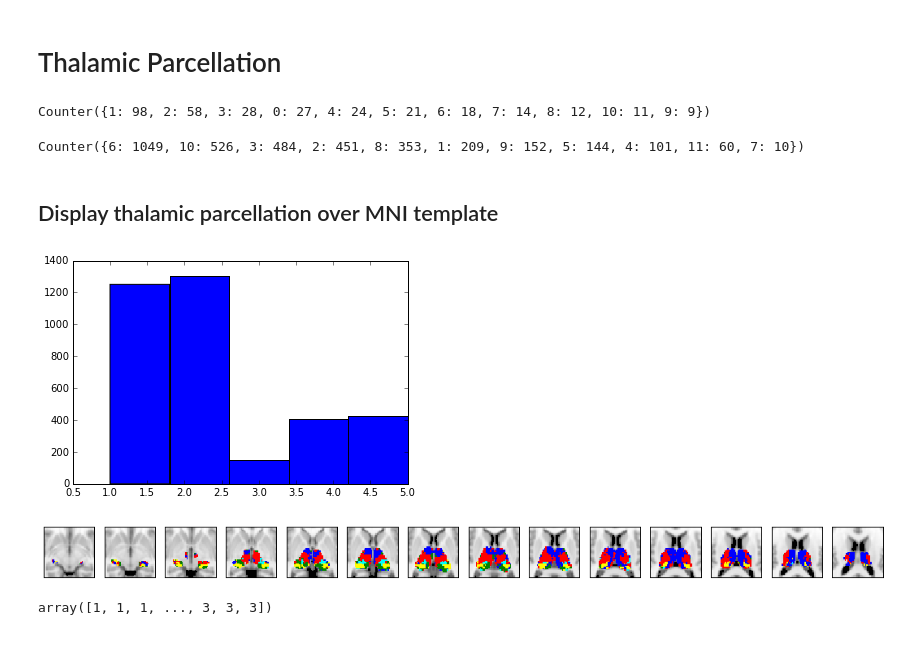
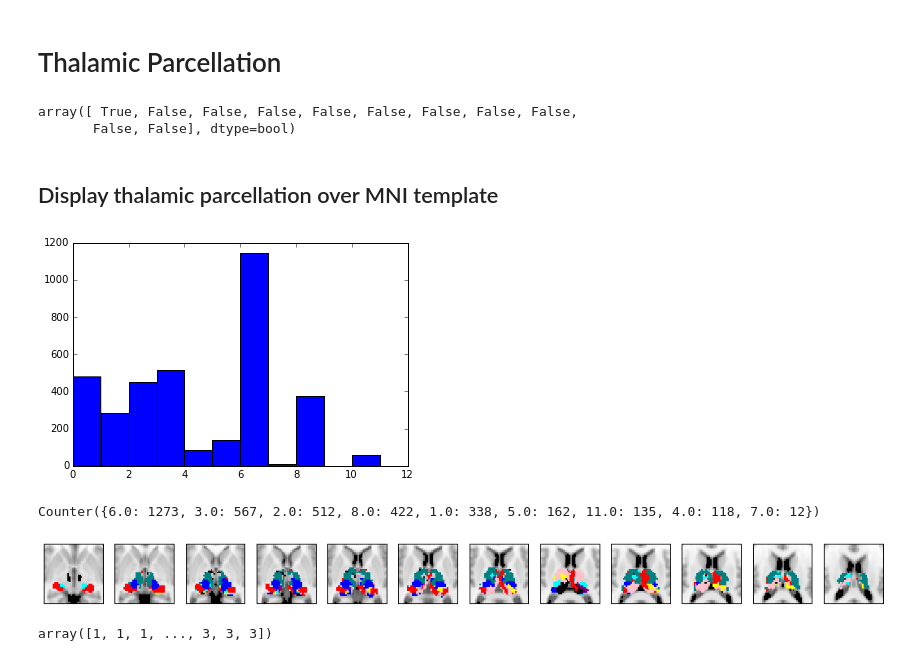
Before and after one commit to kaihwang/FuncParcel, a Jupyter notebook: Visualize Parcellation.ipynb, the cells around one changed output. Drawn from its saved outputs; the diff is of its cells as text; code cells hidden in the pictures.

```diff
--- a/Visualize Parcellation.ipynb
+++ b/Visualize Parcellation.ipynb
@@ -13,29 +13,21 @@ from collections import Counter
 # Thalamic Parcellation
 # %%
 #path to files ncessary for parcellation
-path_to_adjmat = '/home/despoB/connectome-thalamus/Thalamic_parcel/NKI_mx_1400_cortex_plus_thalamus_parcorrmatavg'
-path_to_list_of_subcorticalcortical_ROIs = '/home/despoB/connectome-thalamus/ROIs/Cortex_plus_thalamus_ROIs'
+path_to_adjmat = '/home/despoB/connectome-thalamus/Thalamic_parcel/NKI_mx_645_cortical_network_clipped_plus_thalamus_parcorrmatavg'
+path_to_list_of_subcorticalcortical_ROIs = '/home/despoB/connectome-thalamus/ROIs/Cortical_CI_plus_thalamus_ROIs'
 path_to_list_of_subcortical_voxels = '/home/despoB/connectome-thalamus/ROIs/thalamus_voxel_indices'
-path_to_list_of_cortical_ROIs ='/home/despoB/connectome-thalamus/ROIs/Cortex_ROIs'
-path_to_Cortical_CI = '/home/despoB/connectome-thalamus/ROIs/Cortex_ROIs'
+path_to_list_of_cortical_ROIs ='/home/despoB/connectome-thalamus/ROIs/Cortical_CIs'
+path_to_Cortical_CI = '/home/despoB/connectome-thalamus/ROIs/Cortical_Network_CIs'
 
 #call function
-Thalamocalcortical_Targets, Thalamo_ParcelCIs, _ = FuncParcel.parcel_subcortical_network(path_to_adjmat, \
+Thalamocalcortical_Targets, Thalamo_ParcelCIs, rvecs = FuncParcel.parcel_subcortical_network(path_to_adjmat, \
             path_to_list_of_subcorticalcortical_ROIs, \
             path_to_list_of_subcortical_voxels, path_to_list_of_cortical_ROIs, path_to_Cortical_CI)
-# %%
-path_to_data_folder = '/home/despoB/kaihwang/bin/FuncParcel/Data'
-partition = pickle.load(open(path_to_data_folder+"/Graph/graph_MGH_Craddock_300_cortical_min_cost0.02_min_weight2.0_min_size5", "rb"))
-Cortical_CI=np.array(partition.community.membership) +1
-Cortical_CI[Cortical_CI>10] = 0
-
-Counter(Cortical_CI)
-# %% [output]
-Counter({1: 98, 2: 58, 3: 28, 0: 27, 4: 24, 5: 21, 6: 18, 7: 14, 8: 12, 10: 11, 9: 9})
-# %%
-Counter(CIs)
-# %% [output]
-Counter({6: 1049, 10: 526, 3: 484, 2: 451, 8: 353, 1: 209, 9: 152, 5: 144, 4: 101, 11: 60, 7: 10})
+# %%
+ll
+# %% [output]
+array([ True, False, False, False, False, False, False, False, False,
+       False, False], dtype=bool)
 # %% [markdown]
 ## Display thalamic parcellation over MNI template
 # %%
@@ -44,51 +36,61 @@ Thalamus_voxel_coordinate = np.loadtxt('/home/despoB/connectome-thalamus/ROIs/th
 
 # sort CI vector
 CIs = np.zeros(len(Thalamus_voxel_coordinate))
+Targets = np.zeros(len(Thalamus_voxel_coordinate))
 for i, thalamus_voxel_index in enumerate(Thalamus_voxel_coordinate[:,3]):
-   CIs[i]= Thalamo_ParcelCIs[thalamus_voxel_index][0]
+    ll = rvecs[thalamus_voxel_index]>0.04
+    if ll.any():
+       #CIs[i],_= stats.mode(Thalamo_ParcelCIs[thalamus_voxel_index][ll])
+        CIs[i] = Thalamo_ParcelCIs[thalamus_voxel_index][ll][0]
+    if ll.any()== False:
+        CIs[i] = 0
+    #CIs[i] = Thalamo_ParcelCIs[thalamus_voxel_index][0]
+    Targets[i]= Thalamocalcortical_Targets[thalamus_voxel_index][0]
 
 
 # show histogram of CI distribution
 CIs = CIs.astype(int)
 plt.hist(CIs, bins=np.max(np.unique(CIs)))
 plt.show()
+Counter(Targets)
 # %% [output]
-[figure, old version]
+[figure, new version]
+Counter({6.0: 1273, 3.0: 567, 2.0: 512, 8.0: 422, 1.0: 338, 5.0: 162, 11.0: 135, 4.0: 118, 7.0: 12})
 # %%
 # show volum image
 MNI_img = nib.load('/home/despoB/connectome-thalamus/ROIs/MNI152_T1_2mm_brain.nii.gz')
 MNI_data = MNI_img.get_data()
 
 # create mask for parcel
 Mask = np.zeros(MNI_data.shape)
 
 # assign CI to each subcortical voxel
 for i, CI in enumerate(CIs):
     Mask[Thalamus_voxel_coordinate[i,0], Thalamus_voxel_coordinate[i,1], Thalamus_voxel_coordinate[i,2]] = CIs[i].astype(int)
 Mask = np.ma.masked_where(Mask == 0, Mask)
 
 # flip dimension to show anteiror of the brain at top
 MNI_data = MNI_data.swapaxes(0,1)
 Mask = Mask.swapaxes(0,1)
 
 # some plot setting (colormap), interplotation..
-#cmap = colors.ListedColormap(['red', 'blue', 'green', 'yellow', 'purple', 'black', 'white', 'cyan', 'yellow', 'cyan', 'pink'])
-cmap = colors.ListedColormap(['blue', 'red', 'cyan', 'yellow', 'green'])
+cmap = colors.ListedColormap(['red', 'blue', 'cyan', 'yellow', 'teal', 'purple', 'pink', 'green', 'black'])
+#cmap = colors.ListedColormap(['blue', 'red', 'cyan', 'yellow', 'green'])
 # display slice by slice
-Z_slices = range(np.min(Thalamus_voxel_coordinate[:,2]), np.max(Thalamus_voxel_coordinate[:,2]),1)
+Z_slices = range(np.min(Thalamus_voxel_coordinate[:,2])+2, np.max(Thalamus_voxel_coordinate[:,2]),1)
 fig = plt.figure()
 for i, Z_slice in enumerate(Z_slices):
     a = plt.subplot(1, len(Z_slices), i+1 )
     a.set_yticks([])
     a.set_xticks([])
     plt.imshow(MNI_data[40:80, 25:65, Z_slice], cmap='gray', interpolation='nearest')
     plt.imshow(Mask[40:80, 25:65, Z_slice],cmap=cmap, interpolation='none')
     plt.ylim(plt.ylim()[::-1])
 
 fig.set_size_inches(18.5,10.5)
 plt.savefig('Data/Tha_parcel.png', bbox_inches='tight')
 # %% [output]
-[figure, old version]
+[figure, new version]
 # %%
 CIs
 # %% [output]
```
Also changed, not shown: 2 other files.
